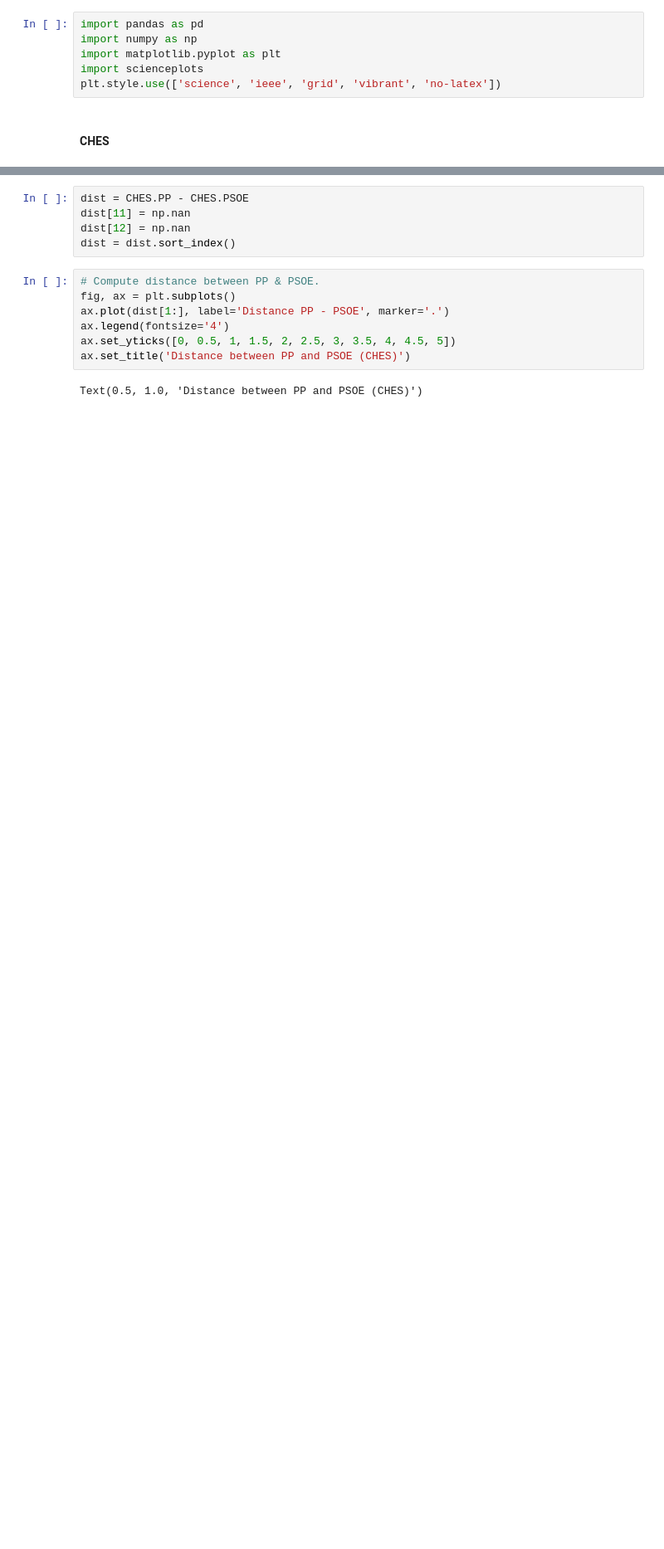
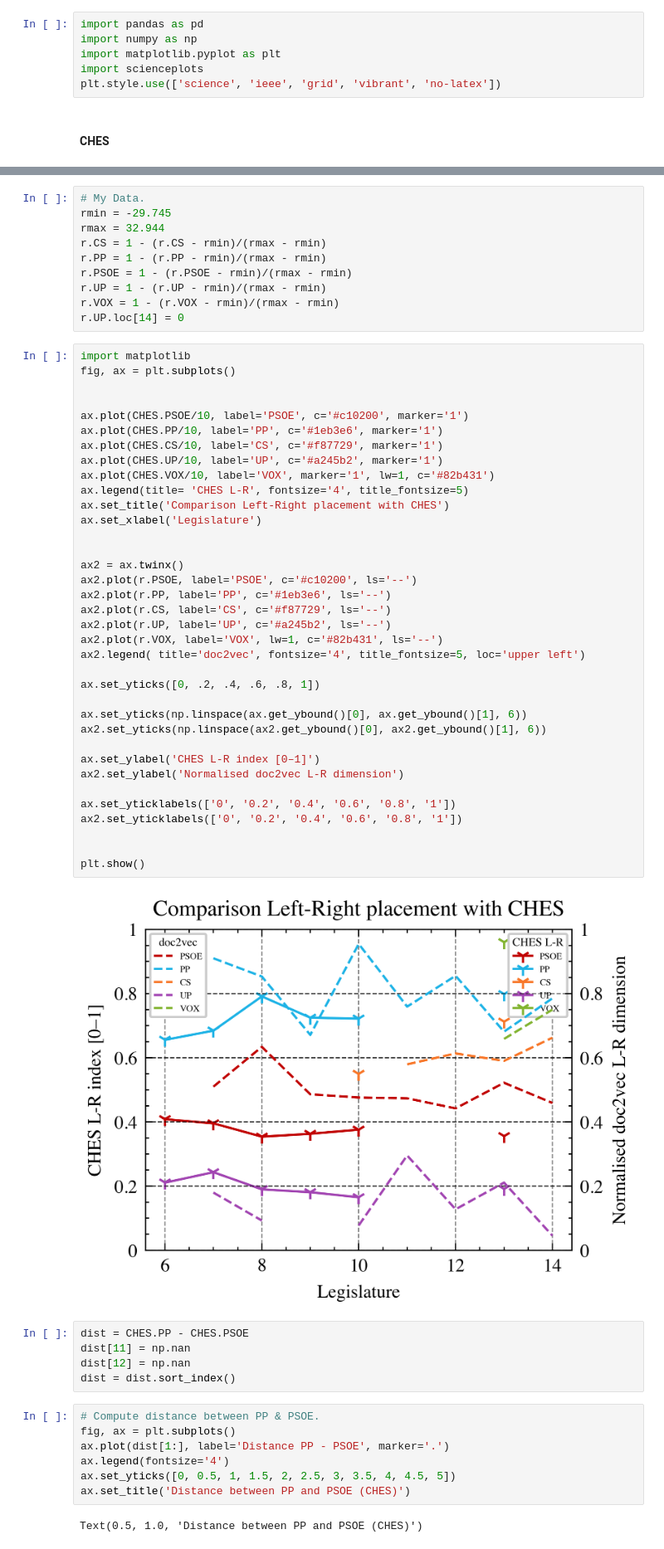
Before and after one commit to dibuja/polarisation-nlp, a Jupyter notebook: notebooks/discussion.ipynb, the cells around one changed output, grey strips where cells are left out. Shown at 83% size. Drawn from its saved outputs; the diff is of its cells as text; blank space fills up the shorter version.

Commit message:
fixes, figures, discussion

```diff
--- a/notebooks/discussion.ipynb
+++ b/notebooks/discussion.ipynb
@@ -30,3 +42,51 @@ ax.legend(fontsize='4')
+# %%
+# My Data.
+rmin = -29.745
+rmax = 32.944
+r.CS = 1 - (r.CS - rmin)/(rmax - rmin)
+r.PP = 1 - (r.PP - rmin)/(rmax - rmin)
+r.PSOE = 1 - (r.PSOE - rmin)/(rmax - rmin)
+r.UP = 1 - (r.UP - rmin)/(rmax - rmin)
+r.VOX = 1 - (r.VOX - rmin)/(rmax - rmin)
+r.UP.loc[14] = 0
+# %%
+import matplotlib
+fig, ax = plt.subplots()
+
+
+ax.plot(CHES.PSOE/10, label='PSOE', c='#c10200', marker='1')
+ax.plot(CHES.PP/10, label='PP', c='#1eb3e6', marker='1')
+ax.plot(CHES.CS/10, label='CS', c='#f87729', marker='1')
+ax.plot(CHES.UP/10, label='UP', c='#a245b2', marker='1')
+ax.plot(CHES.VOX/10, label='VOX', marker='1', lw=1, c='#82b431')
+ax.legend(title= 'CHES L-R', fontsize='4', title_fontsize=5)
+ax.set_title('Comparison Left-Right placement with CHES')
+ax.set_xlabel('Legislature')
+
+
+ax2 = ax.twinx()
+ax2.plot(r.PSOE, label='PSOE', c='#c10200', ls='--')
+ax2.plot(r.PP, label='PP', c='#1eb3e6', ls='--')
+ax2.plot(r.CS, label='CS', c='#f87729', ls='--')
+ax2.plot(r.UP, label='UP', c='#a245b2', ls='--')
+ax2.plot(r.VOX, label='VOX', lw=1, c='#82b431', ls='--')
+ax2.legend( title='doc2vec', fontsize='4', title_fontsize=5, loc='upper left')
+
+ax.set_yticks([0, .2, .4, .6, .8, 1])
+
+ax.set_yticks(np.linspace(ax.get_ybound()[0], ax.get_ybound()[1], 6))
+ax2.set_yticks(np.linspace(ax2.get_ybound()[0], ax2.get_ybound()[1], 6))
+
+ax.set_ylabel('CHES L-R index [0–1]')
+ax2.set_ylabel('Normalised doc2vec L-R dimension')
+
+ax.set_yticklabels(['0', '0.2', '0.4', '0.6', '0.8', '1'])
+ax2.set_yticklabels(['0', '0.2', '0.4', '0.6', '0.8', '1'])
+
+
+plt.show()
+# %% [output]
+[figure, added]
 # %%
 dist = CHES.PP - CHES.PSOE
 dist[11] = np.nan
```
Also changed, not shown: parts of 13 cells of this notebook, 7 other files.
